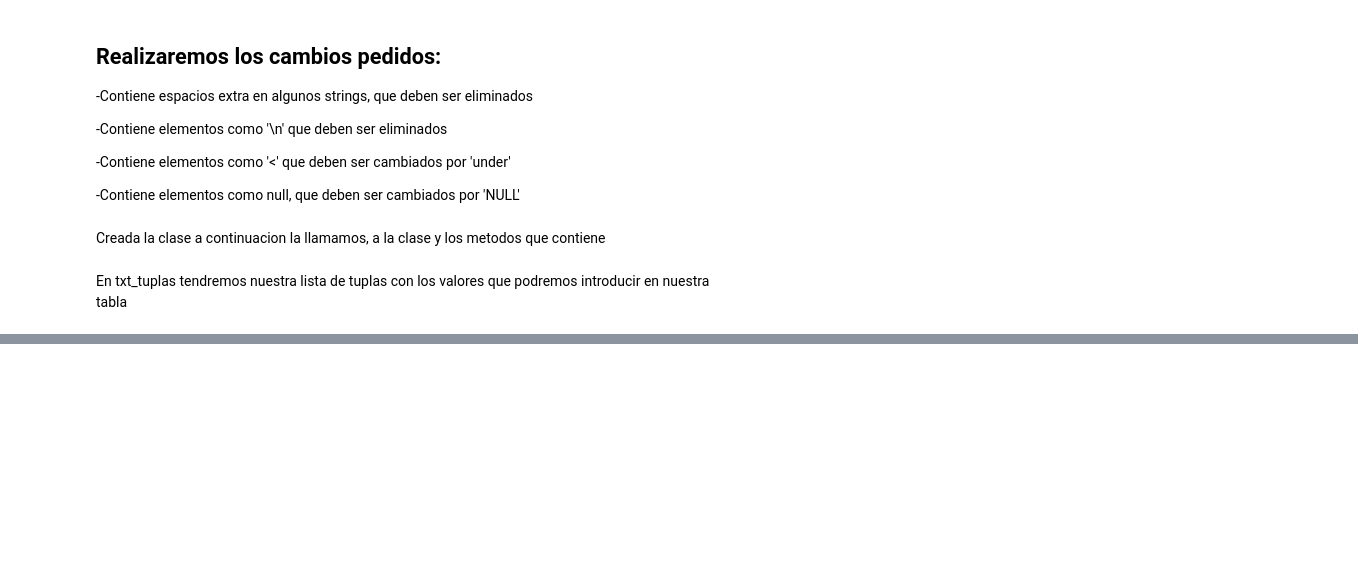
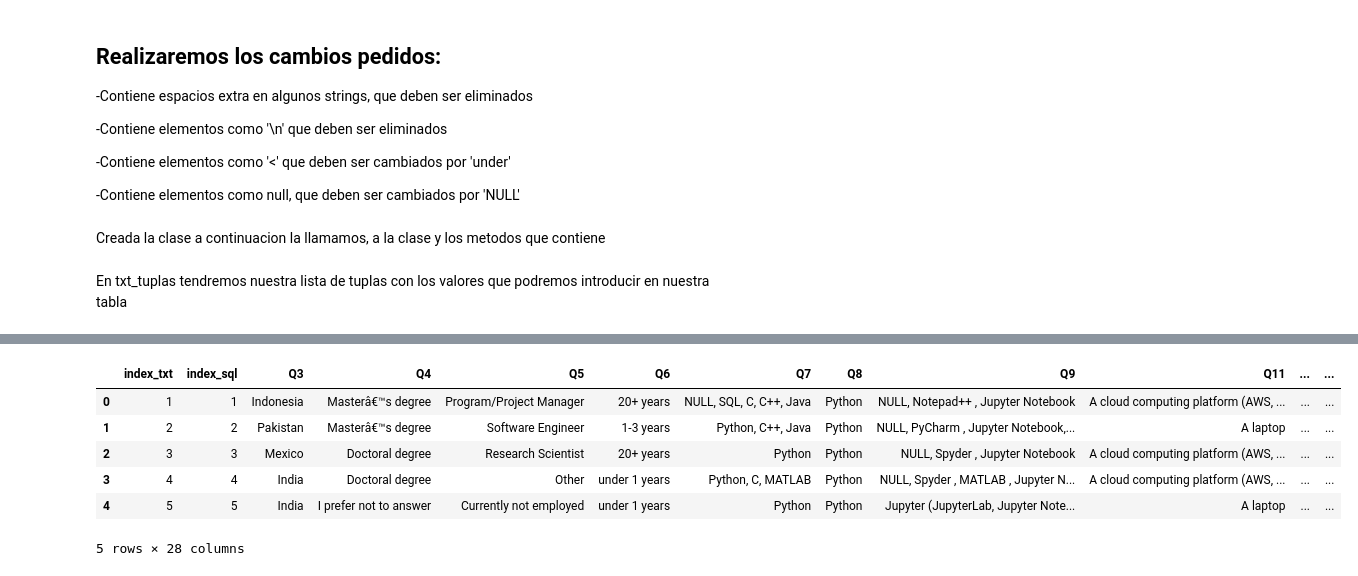
Before and after one commit to natigl/Project1-DA-PromoC-Team3, a Jupyter notebook: TXT/ClaseTXTeINSERCION.ipynb, the cells around one changed output, grey strips where cells are left out. Drawn from its saved outputs; the diff is of its cells as text; code cells hidden in the pictures; blank space fills up the shorter version.

```diff
--- a/TXT/ClaseTXTeINSERCION.ipynb
+++ b/TXT/ClaseTXTeINSERCION.ipynb
@@ -129,7 +131,7 @@ importar_datos(txt_tuplas) #llamamos a nuestra funcion
 
 import pandas as pd     #importamos la libreria pandas para poder visualizar en el notebook nuestra tabla
 import mysql.connector
-cnx = mysql.connector.connect(user='root', password='AlumnaAdalab',
+cnx = mysql.connector.connect(user='root', password='alumnaadalab',
                               host='127.0.0.1',
                               database='proyecto1')
 
@@ -141,6 +143,16 @@ mycursor.execute("SELECT * FROM tabla_txt")
 myresult = mycursor.fetchall()
 
 
-df = pd.DataFrame(myresult, columns = ['index_sql','Q3','Q4', 'Q5','Q6','Q7','Q8','Q9','Q11','Q12','Q13','Q14','Q15','Q16','Q17','Q20','Q21','Q22','Q23','Q24','Q25','Q26','Q32','Q33','Q34','Q35','Q41'])
+df = pd.DataFrame(myresult, columns = ['index_txt','index_sql','Q3','Q4', 'Q5','Q6','Q7','Q8','Q9','Q11','Q12','Q13','Q14','Q15','Q16','Q17','Q20','Q21','Q22','Q23','Q24','Q25','Q26','Q32','Q33','Q34','Q35','Q41'])
 df.head()
 cnx.close()
+# %%
+df.head()
+# %% [output]
+|  | index_txt | index_sql | Q3 | Q4 | Q5 | Q6 | Q7 | Q8 | Q9 | Q11 | ... | ... |
+| 0 | 1 | 1 | Indonesia | Masterâ€™s degree | Program/Project Manager | 20+ years | NULL, SQL, C, C++, Java | Python | NULL, Notepad++ , Jupyter Notebook | A cloud computing platform (AWS, ... | ... | ... |
+| 1 | 2 | 2 | Pakistan | Masterâ€™s degree | Software Engineer | 1-3 years | Python, C++, Java | Python | NULL, PyCharm , Jupyter Notebook,... | A laptop | ... | ... |
+| 2 | 3 | 3 | Mexico | Doctoral degree | Research Scientist | 20+ years | Python | Python | NULL, Spyder , Jupyter Notebook | A cloud computing platform (AWS, ... | ... | ... |
+| 3 | 4 | 4 | India | Doctoral degree | Other | under 1 years | Python, C, MATLAB | Python | NULL, Spyder , MATLAB , Jupyter N... | A cloud computing platform (AWS, ... | ... | ... |
+| 4 | 5 | 5 | India | I prefer not to answer | Currently not employed | under 1 years | Python | Python | Jupyter (JupyterLab, Jupyter Note... | A laptop | ... | ... |
+5 rows × 28 columns
```
Also changed, not shown: parts of 3 cells of this notebook, 1 other file.
